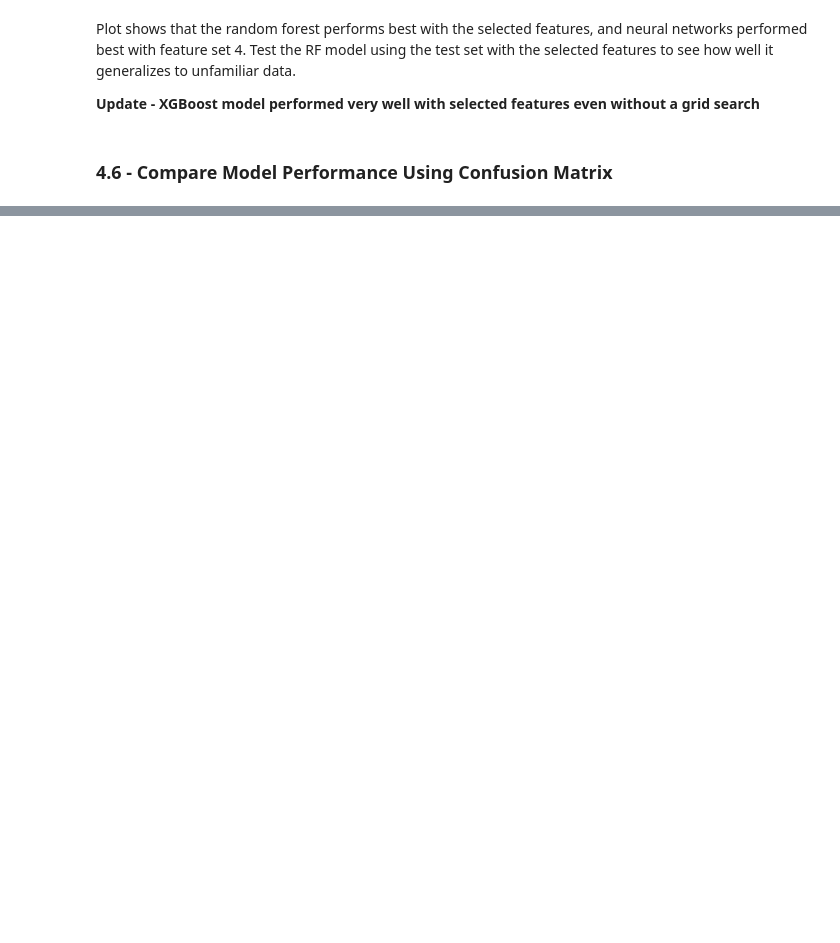
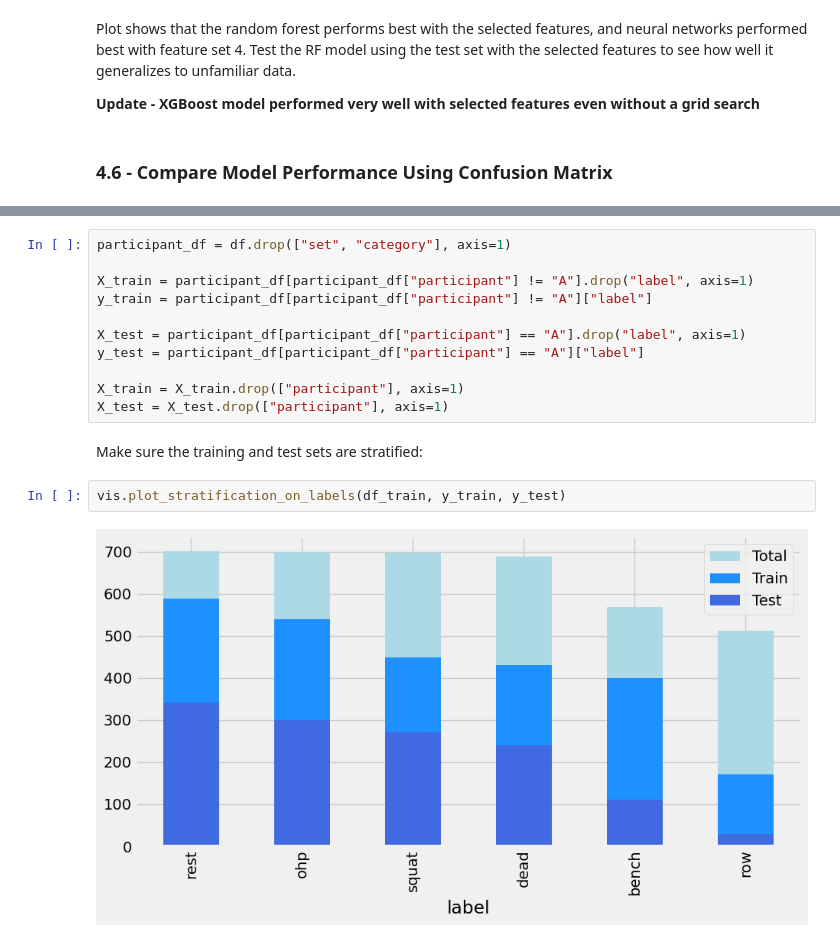
Before and after one commit to nkeblawi/nk-fitness-tracker, a Jupyter notebook: notebooks/nk-fitness-tracker-p4-predictive-modeling.ipynb, the cells around one changed output, grey strips where cells are left out. Drawn from its saved outputs; the diff is of its cells as text; blank space fills up the shorter version.

```diff
--- a/notebooks/nk-fitness-tracker-p4-predictive-modeling.ipynb
+++ b/notebooks/nk-fitness-tracker-p4-predictive-modeling.ipynb
@@ -354,0 +392,17 @@ To be continued...
+# %%
+participant_df = df.drop(["set", "category"], axis=1)
+
+X_train = participant_df[participant_df["participant"] != "A"].drop("label", axis=1)
+y_train = participant_df[participant_df["participant"] != "A"]["label"]
+
+X_test = participant_df[participant_df["participant"] == "A"].drop("label", axis=1)
+y_test = participant_df[participant_df["participant"] == "A"]["label"]
+
+X_train = X_train.drop(["participant"], axis=1)
+X_test = X_test.drop(["participant"], axis=1)
+# %% [markdown]
+Make sure the training and test sets are stratified:
+# %%
+vis.plot_stratification_on_labels(df_train, y_train, y_test)
+# %% [output]
+[figure, added]
```
Also changed, not shown: parts of 34 cells of this notebook, 2 other files.
